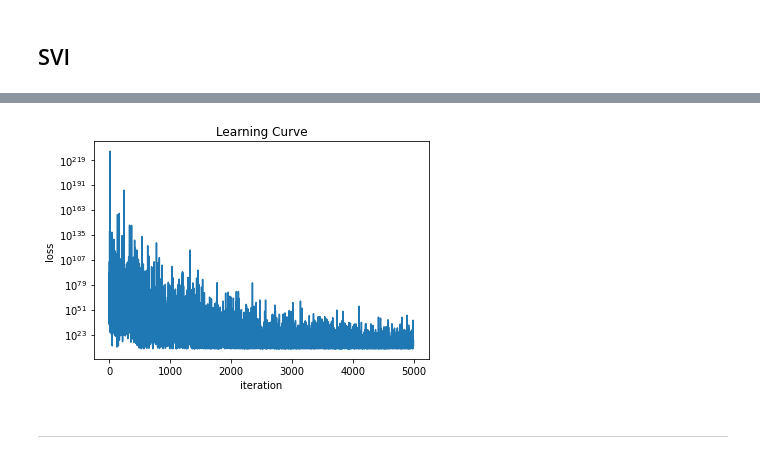
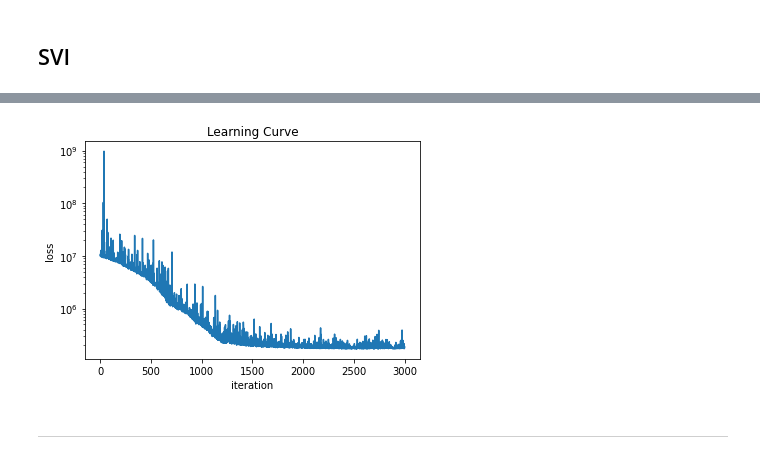
Before and after one commit to ageil/Probabilistic-Programming, a Jupyter notebook: model/SubredditLevelModel.ipynb, the cells around one changed output, grey strips where cells are left out. Drawn from its saved outputs; the diff is of its cells as text; code cells hidden in the pictures.

```diff
--- a/model/SubredditLevelModel.ipynb
+++ b/model/SubredditLevelModel.ipynb
@@ -460,7 +460,7 @@ SUBSAMPLE = False
 
 svi = SVI(model,
           guide,
-          optim.ClippedAdam({"lr": 1e-3}),
+          optim.ClippedAdam({"lr": 1e-2}),
           loss=JitTrace_ELBO())
 
 pyro.clear_param_store()
@@ -490,12 +490,12 @@ Iter 5000/5000  ||      Elbo loss: 3.74e+16     ||      Time Elapsed: 08:35
 # %%
-plt.plot(range(len(losses)), np.array(losses))
+plt.plot(range(len(losses[2000:])), np.array(losses[2000:]))
 plt.xlabel('iteration')
 plt.ylabel('loss')
 plt.yscale("log")
 plt.title("Learning Curve")
 plt.show()
 # %% [output]
-[figure, old version]
+[figure, new version]
 # %% [markdown]
 ----
 # %%
```
Also changed, not shown: parts of 20 cells of this notebook, 2 other files.
